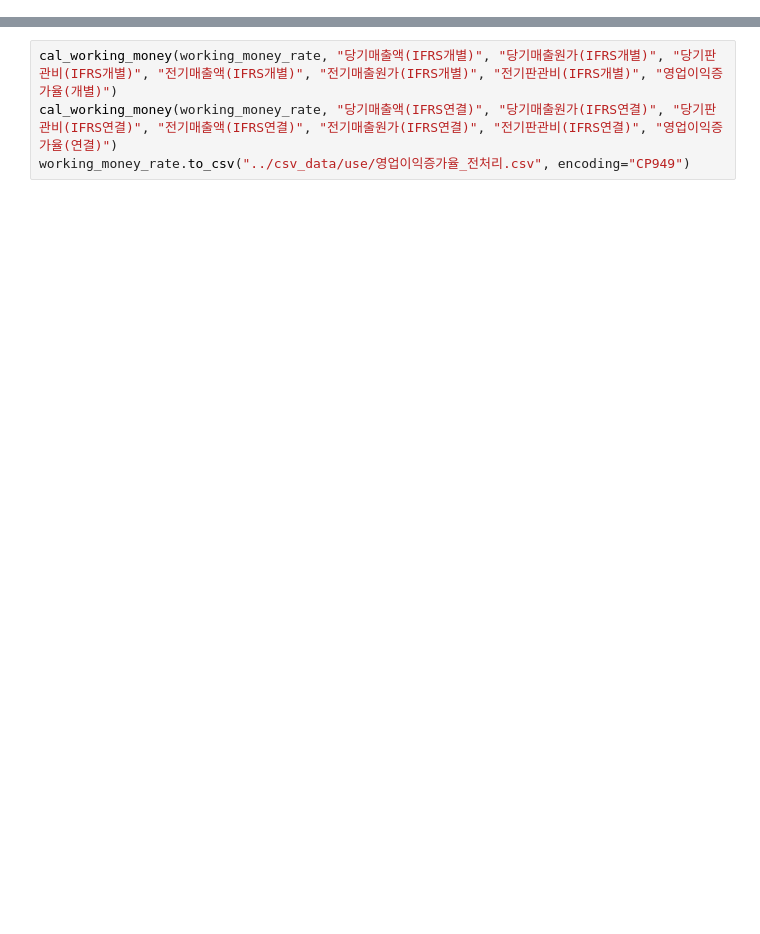
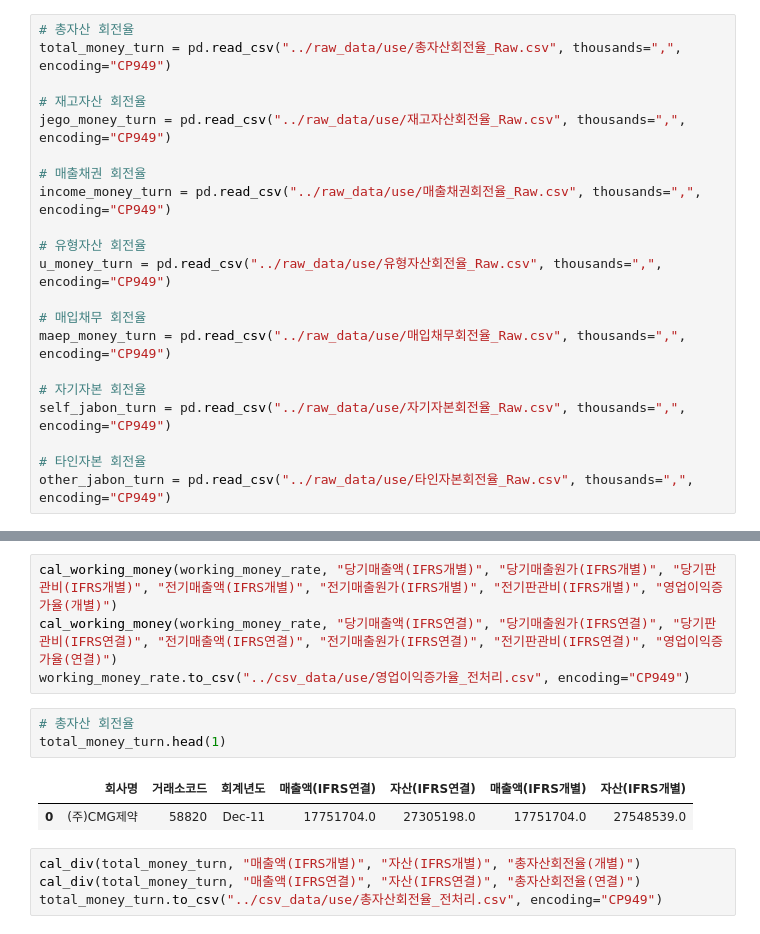
Before and after one commit to pelllzz/ubion4_project2, a Jupyter notebook: code/set_rate_ftn.ipynb, the cells around one changed output, grey strips where cells are left out. Saved outputs shown, nothing was run; the diff lists cells and outputs as text; blank space fills up the shorter version.

```diff
--- a/code/set_rate_ftn.ipynb
+++ b/code/set_rate_ftn.ipynb
@@ -225,6 +237,27 @@ pure_income_rate = pd.read_csv("../raw_data/use/순이익증가율_Raw.csv", tho
 
 # 영업이익 증가율
 working_money_rate = pd.read_csv("../raw_data/use/영업이익증가율_Raw.csv",thousands=",", encoding="CP949")
+# %%
+# 총자산 회전율
+total_money_turn = pd.read_csv("../raw_data/use/총자산회전율_Raw.csv", thousands=",", encoding="CP949")
+
+# 재고자산 회전율
+jego_money_turn = pd.read_csv("../raw_data/use/재고자산회전율_Raw.csv", thousands=",", encoding="CP949")
+
+# 매출채권 회전율
+income_money_turn = pd.read_csv("../raw_data/use/매출채권회전율_Raw.csv", thousands=",", encoding="CP949")
+
+# 유형자산 회전율
+u_money_turn = pd.read_csv("../raw_data/use/유형자산회전율_Raw.csv", thousands=",", encoding="CP949")
+
+# 매입채무 회전율
+maep_money_turn = pd.read_csv("../raw_data/use/매입채무회전율_Raw.csv", thousands=",", encoding="CP949")
+
+# 자기자본 회전율
+self_jabon_turn = pd.read_csv("../raw_data/use/자기자본회전율_Raw.csv", thousands=",", encoding="CP949")
+
+# 타인자본 회전율
+other_jabon_turn = pd.read_csv("../raw_data/use/타인자본회전율_Raw.csv", thousands=",", encoding="CP949")
 # %%
 # 매출원가 대 매출액비율
 maechul_rate.head(1)
@@ -484,3 +529,13 @@ working_money_rate.head(1)
 cal_working_money(working_money_rate, "당기매출액(IFRS개별)", "당기매출원가(IFRS개별)", "당기판관비(IFRS개별)", "전기매출액(IFRS개별)", "전기매출원가(IFRS개별)", "전기판관비(IFRS개별)", "영업이익증가율(개별)")
 cal_working_money(working_money_rate, "당기매출액(IFRS연결)", "당기매출원가(IFRS연결)", "당기판관비(IFRS연결)", "전기매출액(IFRS연결)", "전기매출원가(IFRS연결)", "전기판관비(IFRS연결)", "영업이익증가율(연결)")
 working_money_rate.to_csv("../csv_data/use/영업이익증가율_전처리.csv", encoding="CP949")
+# %%
+# 총자산 회전율
+total_money_turn.head(1)
+# %% [output]
+|  | 회사명 | 거래소코드 | 회계년도 | 매출액(IFRS연결) | 자산(IFRS연결) | 매출액(IFRS개별) | 자산(IFRS개별) |
+| 0 | (주)CMG제약 | 58820 | Dec-11 | 17751704.0 | 27305198.0 | 17751704.0 | 27548539.0 |
+# %%
+cal_div(total_money_turn, "매출액(IFRS개별)", "자산(IFRS개별)", "총자산회전율(개별)")
+cal_div(total_money_turn, "매출액(IFRS연결)", "자산(IFRS연결)", "총자산회전율(연결)")
+total_money_turn.to_csv("../csv_data/use/총자산회전율_전처리.csv", encoding="CP949")
```
Also changed, not shown: parts of 21 cells of this notebook, 29 other files.
